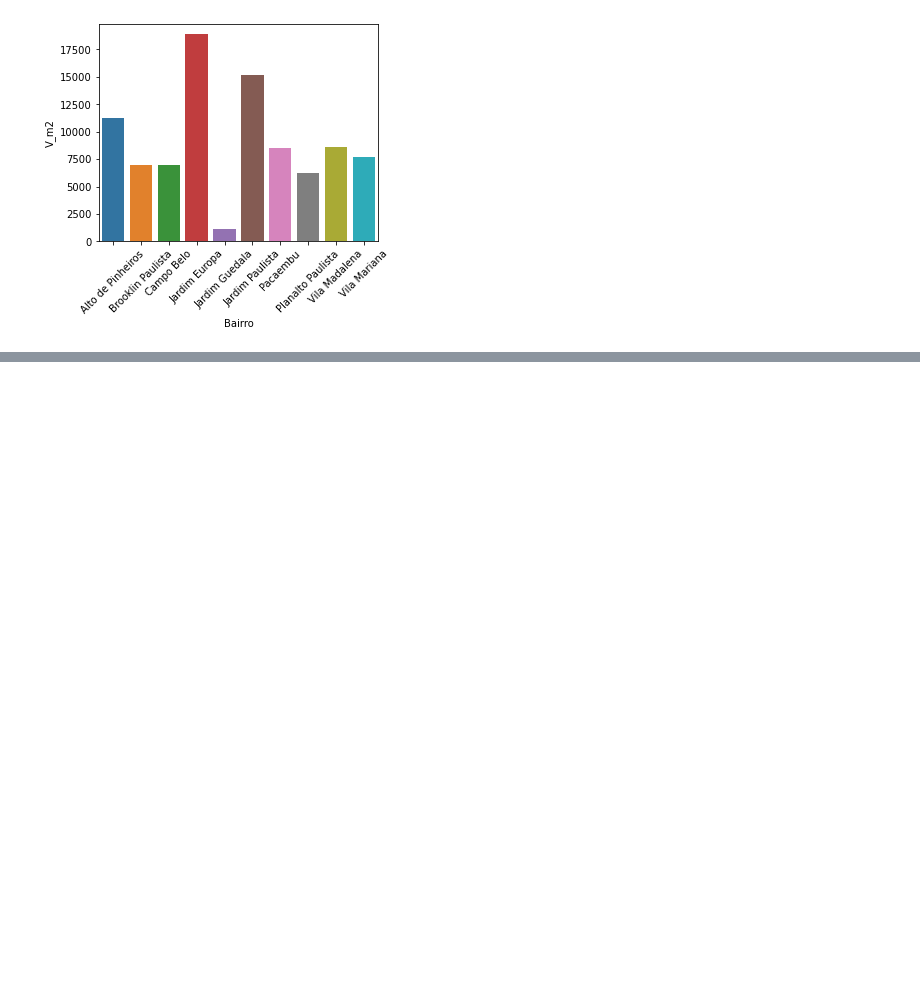
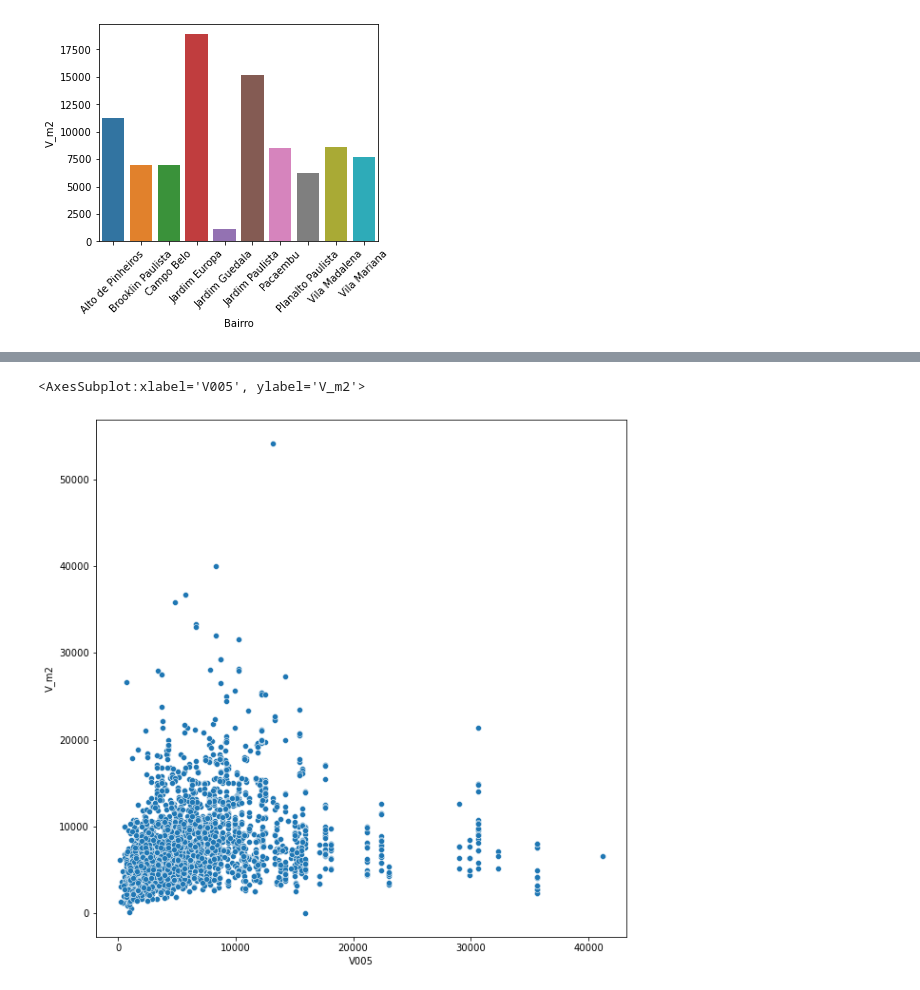
Before and after one commit to LeomaxFilho/Gerenciamento-de-Dados, a Jupyter notebook: Projeto Dados - 01.ipynb, the cells around one changed output, grey strips where cells are left out. Cells and saved outputs as stored; diff of their text form; code cells hidden in the pictures; blank space fills up the shorter version.

```diff
--- a/Projeto Dados - 01.ipynb
+++ b/Projeto Dados - 01.ipynb
@@ -179,0 +204,4 @@ ax.tick_params(axis='x', rotation=45)
+# %%
+#transformação dos dados do ibge para o database que trabalharemos
+data_ibge = ibge_sp.copy()
+data_ibge.head(3)
@@ -179,0 +320,4 @@ ax.tick_params(axis='x', rotation=45)
+# %%
+#agora com o arquivo exportado eu leio o arquivo e transformo na variável
+data_merge = pd.read_csv('data_merge.csv')
+data_merge.head(3)
@@ -179,0 +329,4 @@ ax.tick_params(axis='x', rotation=45)
+# %%
+#merge dos dados das tabelas anteriormente mescladas com os dados do IBGE do censo de 2010
+data_merge_ibge = pd.merge(left = data_merge, right = data_ibge, how = "left", left_on = "setor_censo", right_on = "Cod_setor")
+data_merge_ibge.head(3)
@@ -179,0 +339,8 @@ ax.tick_params(axis='x', rotation=45)
+# %%
+#plot do grafico de pontos na comparacao de valor de renda medio na regiao censitaria e
+#valor medio da casa por m2
+plt.figure(figsize=(10, 10))
+sns.scatterplot(data = data_merge_ibge, x="V005", y="V_m2")
+# %% [output]
+<AxesSubplot:xlabel='V005', ylabel='V_m2'>
+[figure, added]
```
Also changed, not shown: parts of 24 cells of this notebook, 1 other file.
